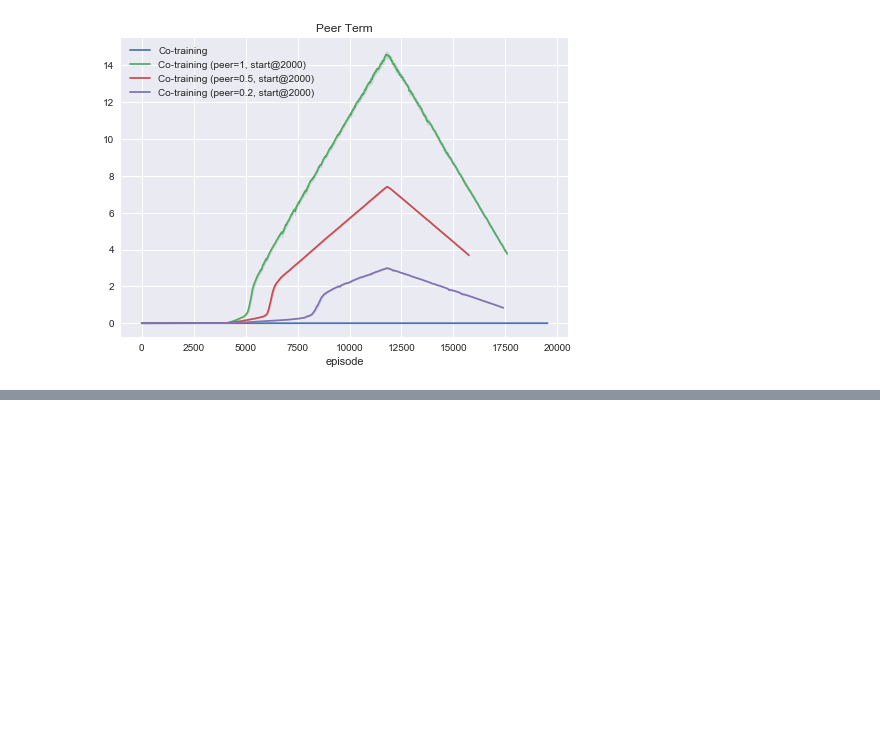
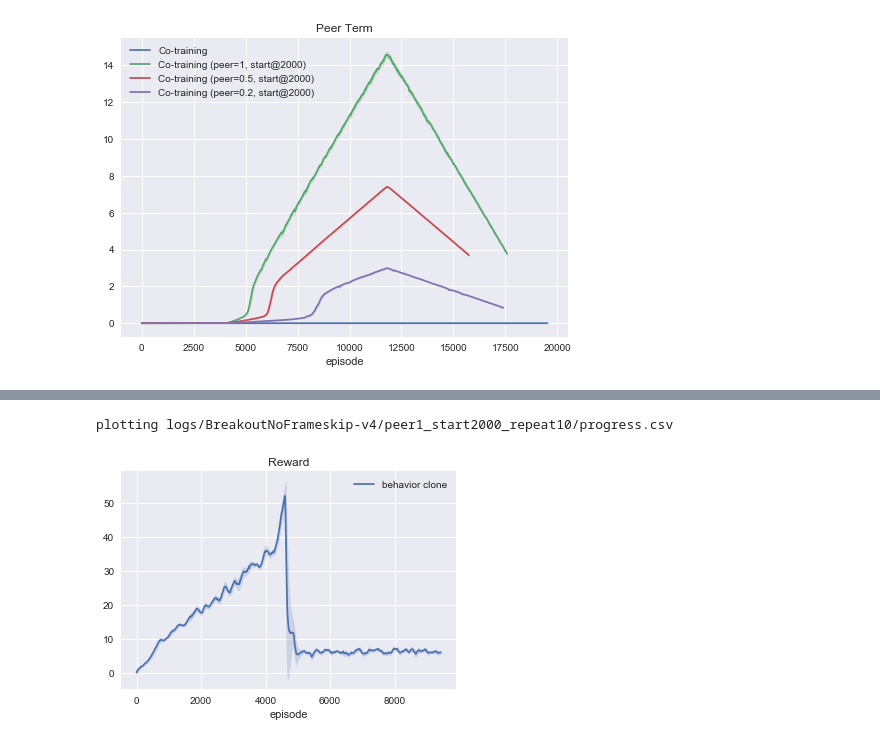
Before and after one commit to gohsyi/peer_bc_ct, a Jupyter notebook: plotter.ipynb, the cells around one changed output, grey strips where cells are left out. Saved outputs shown, nothing was run; the diff lists cells and outputs as text; code cells hidden in the pictures; blank space fills up the shorter version.

```diff
--- a/plotter.ipynb
+++ b/plotter.ipynb
@@ -189,0 +220,13 @@ plotting logs/PongNoFrameskip-v4/peer0dot2_start2000/progress.csv
+# %%
+
+plot(
+    {
+        'path': 'logs/BreakoutNoFrameskip-v4/peer1_start2000_repeat10/',
+        'label': 'behavior clone',
+    },
+    column='ep_reward_mean',
+    title='Reward',
+)
+# %% [output]
+plotting logs/BreakoutNoFrameskip-v4/peer1_start2000_repeat10/progress.csv
+[figure, added]
```
Also changed, not shown: parts of 2 cells of this notebook, 1 other file.
